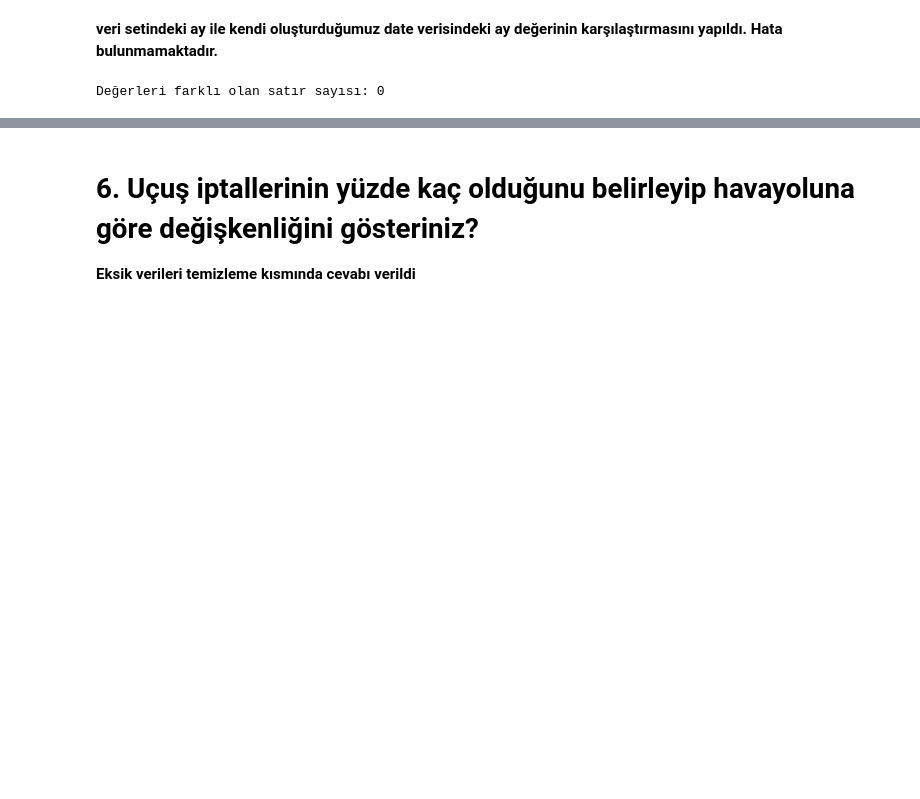
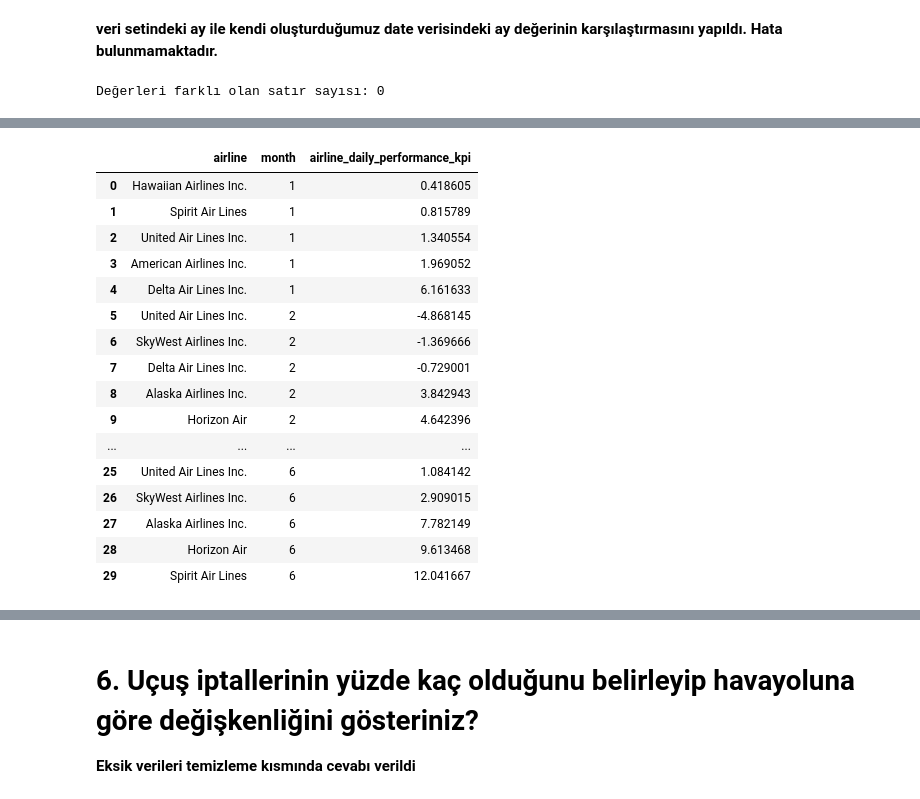
Before and after one commit to kntvrl/flights_project, a Jupyter notebook: project_notebook_ds.ipynb, the cells around one changed output, grey strips where cells are left out. Drawn from its saved outputs; the diff is of its cells as text; code cells hidden in the pictures; blank space fills up the shorter version.

```diff
--- a/project_notebook_ds.ipynb
+++ b/project_notebook_ds.ipynb
@@ -1011,0 +1010,21 @@ plt.show()
+# %%
+best_performers = monthly_performance.groupby("month").apply(lambda x: x.nsmallest(5,"airline_daily_performance_kpi")).reset_index(drop=True)
+best_performers
+# %% [output]
+|  | airline | month | airline_daily_performance_kpi |
+| 0 | Hawaiian Airlines Inc. | 1 | 0.418605 |
+| 1 | Spirit Air Lines | 1 | 0.815789 |
+| 2 | United Air Lines Inc. | 1 | 1.340554 |
+| 3 | American Airlines Inc. | 1 | 1.969052 |
+| 4 | Delta Air Lines Inc. | 1 | 6.161633 |
+| 5 | United Air Lines Inc. | 2 | -4.868145 |
+| 6 | SkyWest Airlines Inc. | 2 | -1.369666 |
+| 7 | Delta Air Lines Inc. | 2 | -0.729001 |
+| 8 | Alaska Airlines Inc. | 2 | 3.842943 |
+| 9 | Horizon Air | 2 | 4.642396 |
+| ... | ... | ... | ... |
+| 25 | United Air Lines Inc. | 6 | 1.084142 |
+| 26 | SkyWest Airlines Inc. | 6 | 2.909015 |
+| 27 | Alaska Airlines Inc. | 6 | 7.782149 |
+| 28 | Horizon Air | 6 | 9.613468 |
+| 29 | Spirit Air Lines | 6 | 12.041667 |
```
Also changed, not shown: parts of 12 cells of this notebook.
